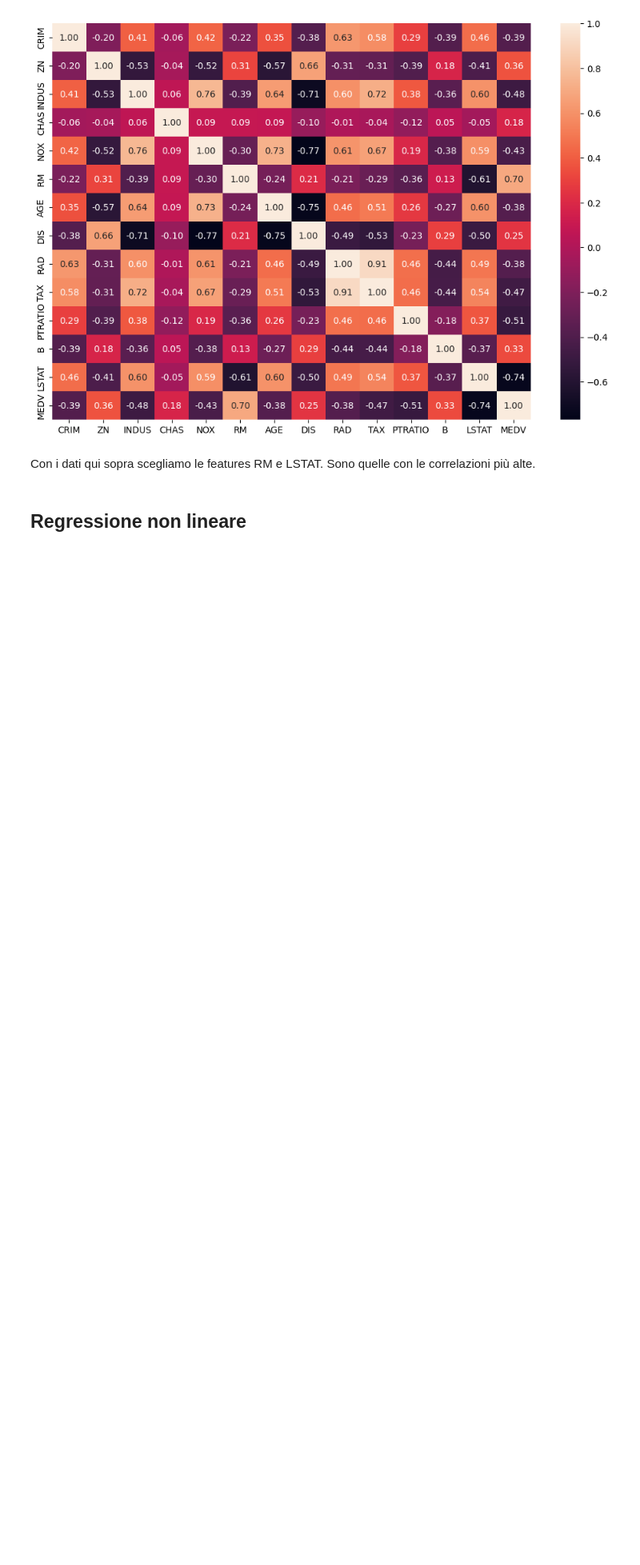
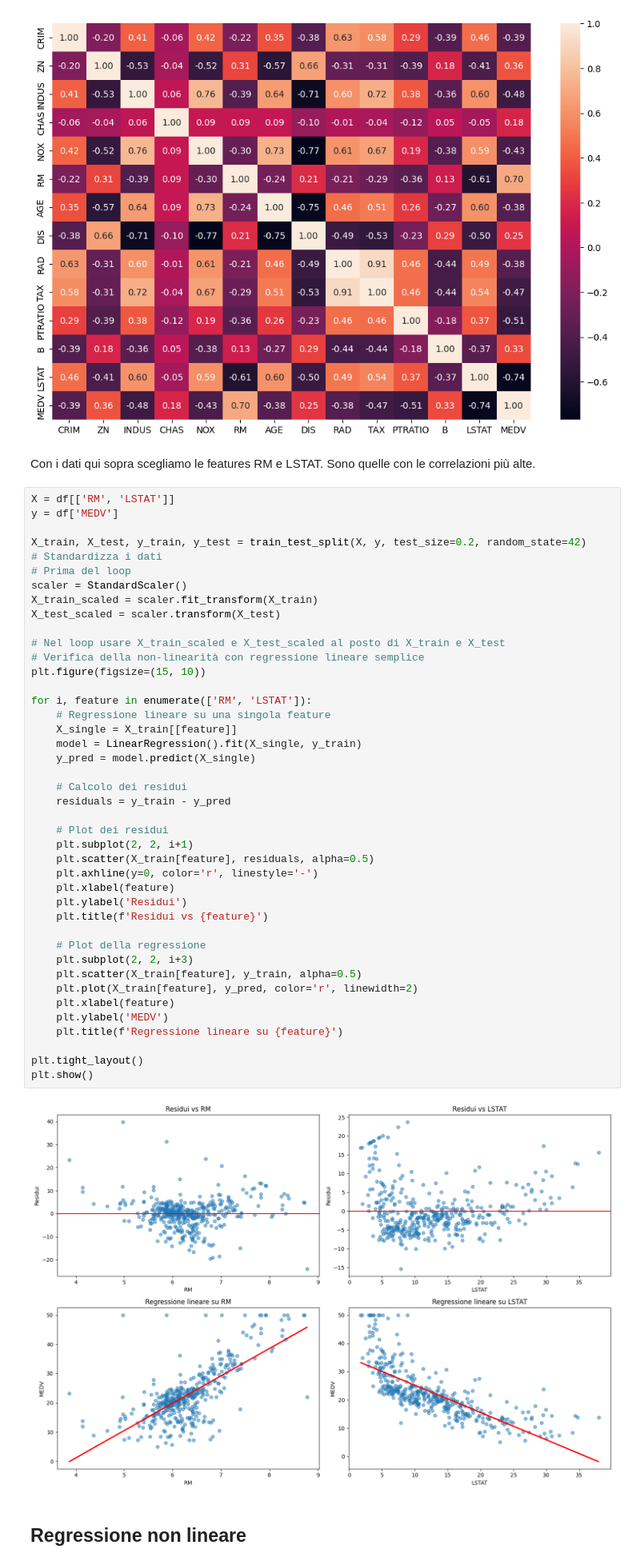
Before and after one commit to gianni20/Bostonshouse, a Jupyter notebook: Base.ipynb, the cells around one changed output. Shown at 80% size. Saved outputs shown, nothing was run; the diff lists cells and outputs as text; blank space fills up the shorter version.

```diff
--- a/Base.ipynb
+++ b/Base.ipynb
@@ -54,6 +54,50 @@ Name: MEDV, dtype: float64
 [figure]
 # %% [markdown]
 Con i dati qui sopra scegliamo le features RM e LSTAT. Sono quelle con le correlazioni più alte.
+# %%
+X = df[['RM', 'LSTAT']]
+y = df['MEDV']
+
+X_train, X_test, y_train, y_test = train_test_split(X, y, test_size=0.2, random_state=42)
+# Standardizza i dati
+# Prima del loop
+scaler = StandardScaler()
+X_train_scaled = scaler.fit_transform(X_train)
+X_test_scaled = scaler.transform(X_test)
+
+# Nel loop usare X_train_scaled e X_test_scaled al posto di X_train e X_test
+# Verifica della non-linearità con regressione lineare semplice
+plt.figure(figsize=(15, 10))
+
+for i, feature in enumerate(['RM', 'LSTAT']):
+    # Regressione lineare su una singola feature
+    X_single = X_train[[feature]]
+    model = LinearRegression().fit(X_single, y_train)
+    y_pred = model.predict(X_single)
+
+    # Calcolo dei residui
+    residuals = y_train - y_pred
+
+    # Plot dei residui
+    plt.subplot(2, 2, i+1)
+    plt.scatter(X_train[feature], residuals, alpha=0.5)
+    plt.axhline(y=0, color='r', linestyle='-')
+    plt.xlabel(feature)
+    plt.ylabel('Residui')
+    plt.title(f'Residui vs {feature}')
+
+    # Plot della regressione
+    plt.subplot(2, 2, i+3)
+    plt.scatter(X_train[feature], y_train, alpha=0.5)
+    plt.plot(X_train[feature], y_pred, color='r', linewidth=2)
+    plt.xlabel(feature)
+    plt.ylabel('MEDV')
+    plt.title(f'Regressione lineare su {feature}')
+
+plt.tight_layout()
+plt.show()
+# %% [output]
+[figure, added]
 # %% [markdown]
 ## Regressione non lineare
 # %%
```
Also changed, not shown: parts of 1 cell of this notebook.
